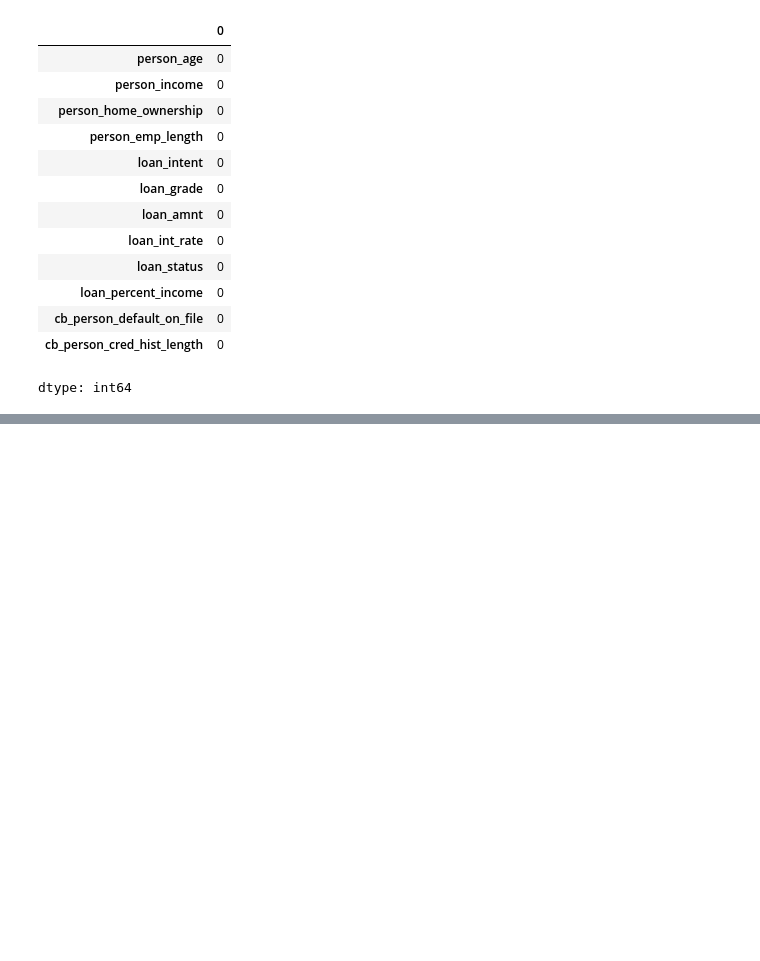
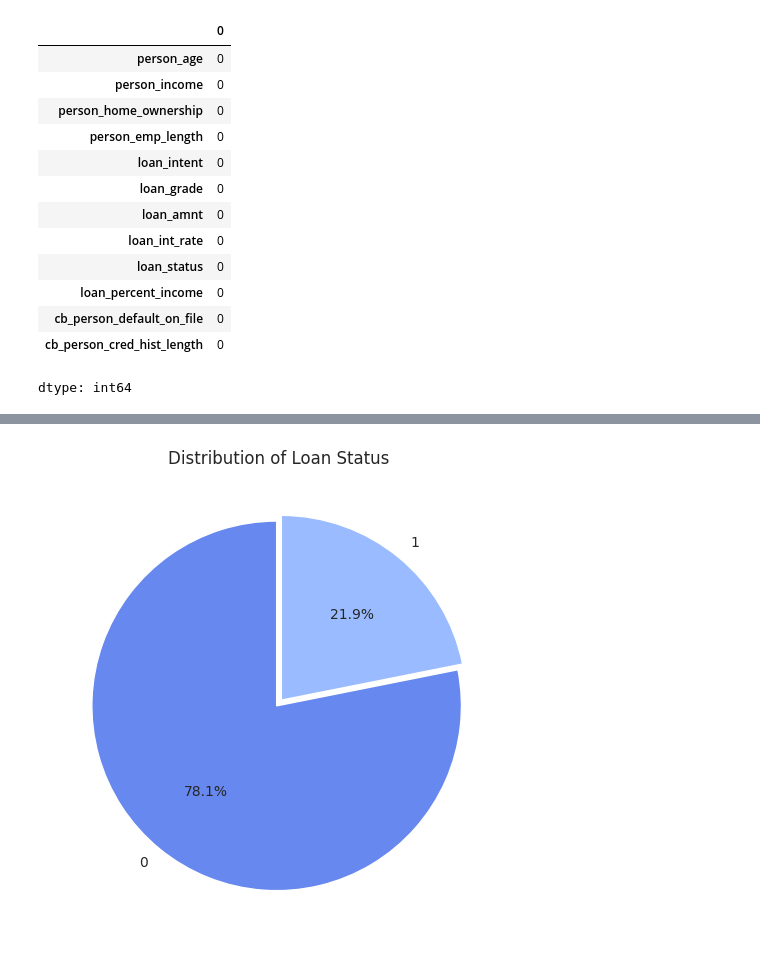
Before and after one commit to faadeola/credit-risk-ml-classification, a Jupyter notebook: credit_class_ml_performace.ipynb, the cells around one changed output, grey strips where cells are left out. Drawn from its saved outputs; the diff is of its cells as text; code cells hidden in the pictures; blank space fills up the shorter version.

```diff
--- a/credit_class_ml_performace.ipynb
+++ b/credit_class_ml_performace.ipynb
@@ -219,0 +270,10 @@ credit['Age group'] = pd.cut(credit['Age'],bins=bin, labels=age_label, right=Tru
+# %%
+# Distribution of target feature
+frequency = credit['loan_status'].value_counts()
+
+fig,ax= plt.subplots(figsize=(8,6))
+plt.pie(frequency.values, labels=frequency.index, autopct='%1.1f%%', startangle=90, explode=[0.02,0.02], colors=sns.color_palette('coolwarm'))
+plt.title('Distribution of Loan Status')
+plt.show()
+# %% [output]
+[figure, new version]
```
Also changed, not shown: parts of 22 cells of this notebook.
